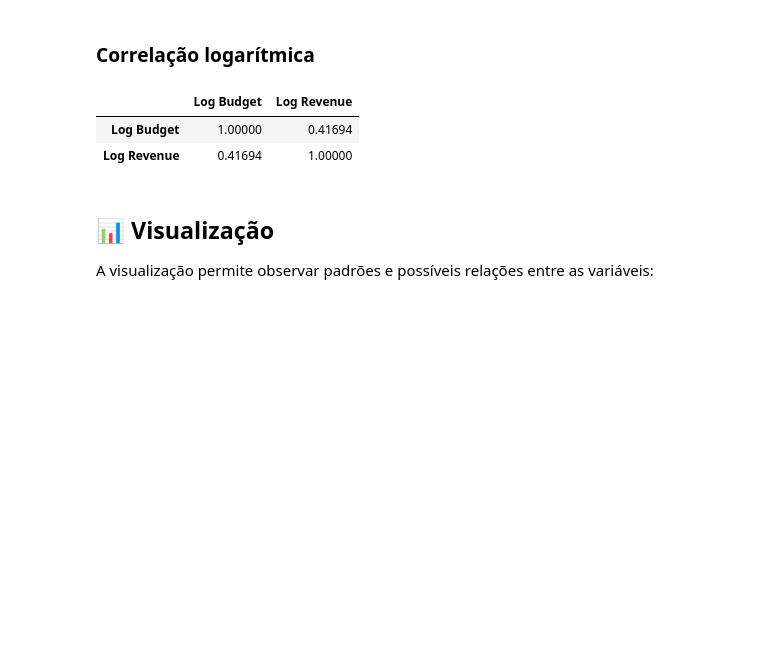
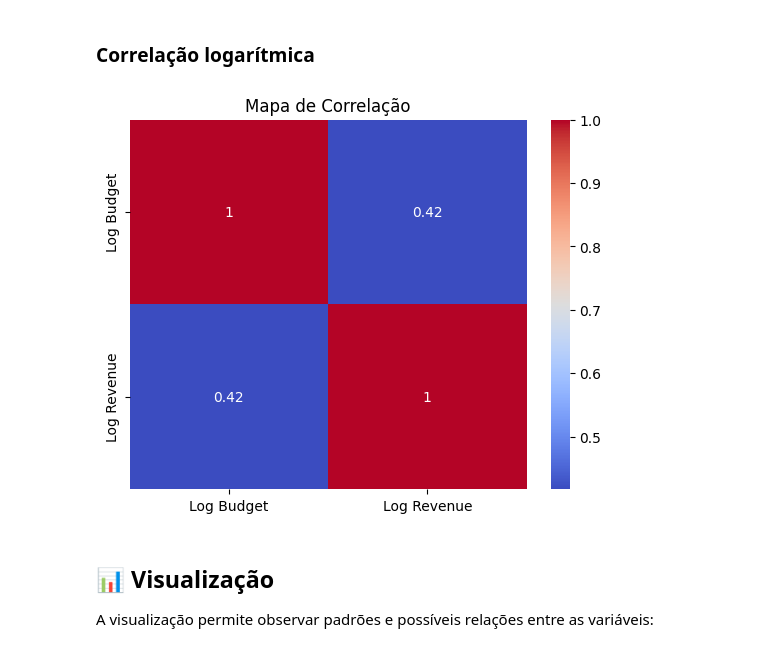
Before and after one commit to gabrielaniceto1/TrabalhoEstatistica, a Jupyter notebook: pergunta2.ipynb, the cells around one changed output. Cells and saved outputs as stored; diff of their text form; code cells hidden in the pictures; blank space fills up the shorter version.

```diff
--- a/pergunta2.ipynb
+++ b/pergunta2.ipynb
@@ -136,12 +136,16 @@ df[['Budget (in $)', 'World Wide Sales (in $)', 'Profit', 'ROI', 'Profit Margin'
 # %%
 df['Log Budget'] = np.log(df['Budget (in $)'])
 df['Log Revenue'] = np.log(df['World Wide Sales (in $)'])
 
-df[['Log Budget', 'Log Revenue']].corr()
+sns.heatmap(
+    df[['Log Budget', 'Log Revenue']].corr(),
+    annot=True,
+    cmap='coolwarm'
+)
+plt.title('Mapa de Correlação')
+plt.show()
 # %% [output]
-|  | Log Budget | Log Revenue |
-| Log Budget | 1.00000 | 0.41694 |
-| Log Revenue | 0.41694 | 1.00000 |
+[figure, added]
 # %% [markdown]
 ## 📊 Visualização
 
```
Also changed, not shown: parts of 3 cells of this notebook.
